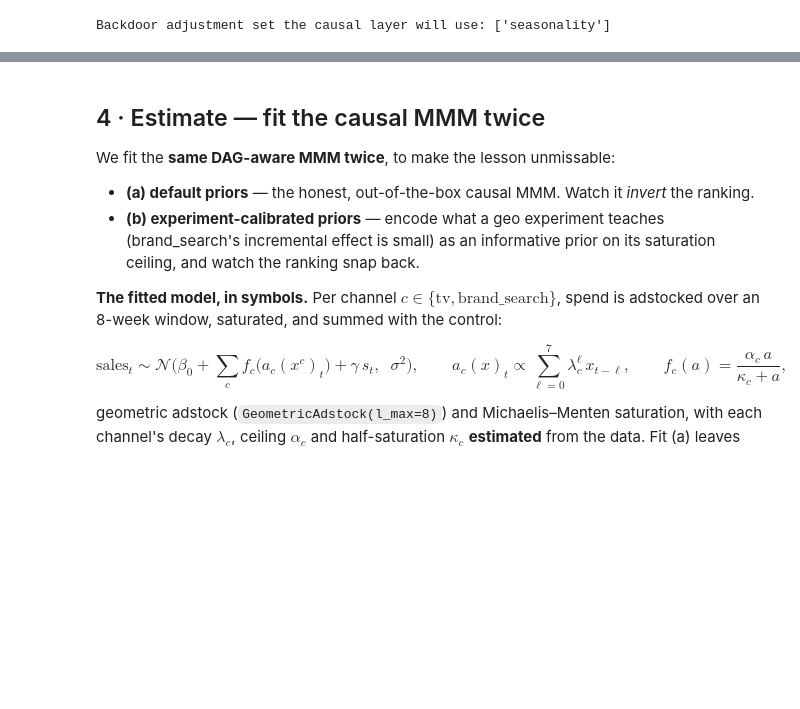
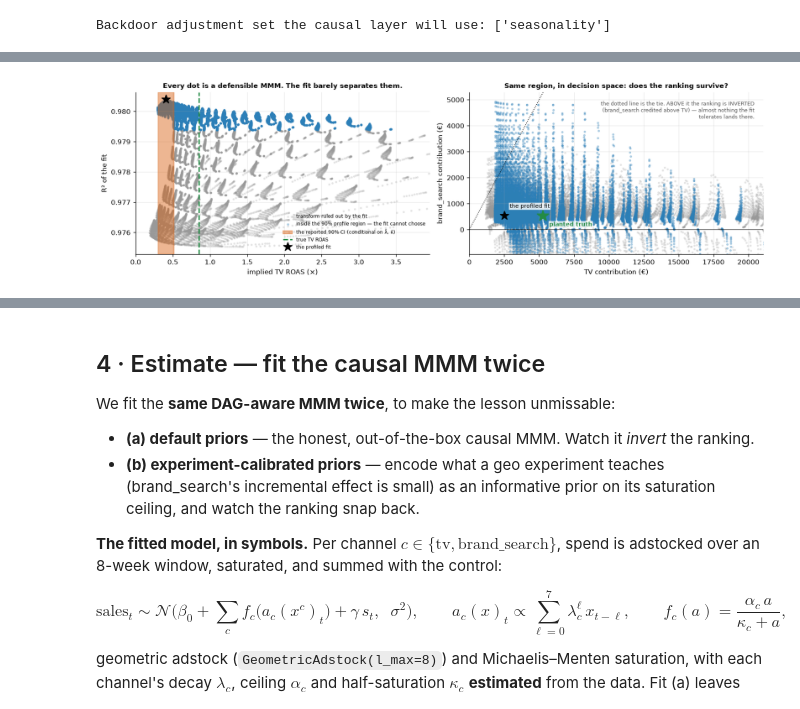
Before and after one commit to fmuia/sda_projects, a Jupyter notebook: causal-marketing-pymc/notebooks/06_incrementality_mmm.ipynb, the cells around one changed output, grey strips where cells are left out. Drawn from its saved outputs; the diff is of its cells as text; code cells hidden in the pictures; blank space fills up the shorter version.

```diff
--- a/causal-marketing-pymc/notebooks/06_incrementality_mmm.ipynb
+++ b/causal-marketing-pymc/notebooks/06_incrementality_mmm.ipynb
@@ -229,0 +464,94 @@ Backdoor adjustment set the causal layer will use: ['seasonality']
+# %%
+# --- (1) the profile-likelihood region for (λ, κ): what the fit genuinely CANNOT rule out ---
+CRIT = float(_st.chi2.ppf(0.90, 4))                     # 4 transform parameters
+REG = GRID[GRID.sse <= GRID.sse.min() * np.exp(CRIT / n_t)].copy()   # 90% profile region
+OUT = GRID[GRID.sse > GRID.sse.min() * np.exp(CRIT / n_t)]
+reg_rank_ok = float((REG.c_tv > REG.c_bs).mean())
+ci_lo, ci_hi = CLS["tv"]["roas_ci"]; ci_w = ci_hi - ci_lo
+env_lo, env_hi = float(REG.roas_tv.min()), float(REG.roas_tv.max()); env_w = env_hi - env_lo
+true_roas = {c: true_contrib_tot[c] / spend_tot[c] for c in CH}
+
+fig, ax = plt.subplots(1, 2, figsize=(13.0, 4.0))
+ax[0].scatter(OUT.roas_tv, OUT.r2, s=4, alpha=0.18, color=plots.GREY,
+              label="transform ruled out by the fit")
+ax[0].scatter(REG.roas_tv, REG.r2, s=5, alpha=0.30, color=plots.BLUE,
+              label="inside the 90% profile region — the fit cannot choose")
+ax[0].axvspan(ci_lo, ci_hi, color=plots.ORANGE, alpha=0.45, zorder=3,
+              label="the reported 90% CI (conditional on λ̂, κ̂)")
+ax[0].axvline(true_roas["tv"], color=plots.GREEN, lw=1.8, ls="--", label="true TV ROAS")
+ax[0].plot([CLS["tv"]["roas"]], [hat.r2], "*", color="k", ms=13, zorder=4, label="the profiled fit")
+ax[0].set_xlim(0, min(float(REG.roas_tv.max()) * 1.15, 5))
+ax[0].set_xlabel("implied TV ROAS (×)"); ax[0].set_ylabel("R² of the fit")
+ax[0].set_title("Every dot is a defensible MMM. The fit barely separates them.", fontsize=9.5)
+ax[0].legend(frameon=False, fontsize=6.5, loc="lower right")
+
+ax[1].scatter(OUT.c_tv, OUT.c_bs, s=4, alpha=0.18, color=plots.GREY)
+ax[1].scatter(REG.c_tv, REG.c_bs, s=5, alpha=0.30, color=plots.BLUE)
+xlim = float(np.percentile(REG.c_tv, 99.5)) * 1.1
+ylim = max(float(np.percentile(REG.c_bs, 99.5)), true_bs) * 1.35    # the bs cloud sets the y-scale
+ax[1].plot([0, xlim], [0, xlim], color="k", lw=1.0, ls=":")         # the tie line: equal credit
+ax[1].plot([true_tv], [true_bs], "*", color=plots.GREEN, ms=17, zorder=5)
+_bb = dict(fc="white", ec="none", alpha=0.8, pad=1.2)
+ax[1].annotate("planted truth", xy=(true_tv, true_bs), xytext=(9, -14), textcoords="offset points",
+               fontsize=7.5, color=plots.GREEN, fontweight="bold", bbox=_bb, zorder=6)
+ax[1].plot([CLS["tv"]["contrib"]], [CLS["brand_search"]["contrib"]], "*", color="k", ms=13, zorder=5)
+ax[1].annotate("the profiled fit", xy=(CLS["tv"]["contrib"], CLS["brand_search"]["contrib"]),
+               xytext=(7, 11), textcoords="offset points", fontsize=7.5, color="k", bbox=_bb, zorder=6)
+ax[1].text(0.97, 0.95, "the dotted line is the tie. ABOVE it the ranking is INVERTED\n"
+                       "(brand_search credited above TV) — almost nothing the fit\ntolerates lands there.",
+           transform=ax[1].transAxes, fontsize=7, color="#555555", va="top", ha="right", zorder=6)
+ax[1].set_xlim(0, xlim); ax[1].set_ylim(-0.18 * ylim, ylim)
+ax[1].axhline(0, color="k", lw=0.6)
+ax[1].set_xlabel("TV contribution (€)"); ax[1].set_ylabel("brand_search contribution (€)")
+ax[1].set_title("Same region, in decision space: does the ranking survive?", fontsize=9.5)
+fig.tight_layout()
+
+print(f"The 90% profile region for (λ, κ) holds {len(REG):,} of the {len(GRID):,} searched")
+print(f"settings — {len(REG) / len(GRID):.0%} of the grid. Inside it:")
+print(f"  λ_tv spans [{REG.lam_tv.min():.2f}, {REG.lam_tv.max():.2f}] · "
+      f"λ_bs [{REG.lam_bs.min():.2f}, {REG.lam_bs.max():.2f}]  (band: [0, 0.8])")
+print(f"  κ_tv spans [{REG.kap_tv.min():.0f}, {REG.kap_tv.max():.0f}] · "
+      f"κ_bs spans [{REG.kap_bs.min():.0f}, {REG.kap_bs.max():.0f}]  €/week")
+print(f"  -> the decay and the half-saturation point are, in practice, NOT IDENTIFIED.")
+print(f"\nWhat that costs the answer:")
+print(f"  TV ROAS across the region : [{env_lo:.2f}, {env_hi:.2f}]  (width {env_w:.2f})")
+print(f"  the REPORTED 90% CI       : [{ci_lo:.2f}, {ci_hi:.2f}]  (width {ci_w:.2f})"
+      f" — {env_w / ci_w:.0f}× narrower")
+print(f"  true TV ROAS {true_roas['tv']:.2f}× lies "
+      + ("INSIDE" if ci_lo <= true_roas["tv"] <= ci_hi else "OUTSIDE") + " the reported CI, and "
+      + ("inside" if env_lo <= true_roas["tv"] <= env_hi else "outside"))
+print(f"  the transform envelope.")
+print(f"  brand_search ROAS across the region: [{float(REG.roas_bs.min()):.2f}, "
+      f"{float(REG.roas_bs.max()):.2f}]  (true {true_roas['brand_search']:.2f}×)")
+print(f"  ranking TV > brand_search holds in {reg_rank_ok:.0%} of the region.")
+n_neg = int((REG.c_bs < 0).sum())
+if n_neg:
+    print(f"  ({n_neg:,} settings in the region imply a NEGATIVE brand_search")
+    print(f"   contribution — off the bottom of the right panel. The fit cannot")
+    print(f"   rule those out either.)")
+
+# --- (2) the spreadsheet version: assert the transform from "industry priors" and see what you get ---
+ASSERT_LAM = [0.2, 0.4, 0.6] if not FAST else [0.2, 0.6]
+ASSERT_KM = [0.5, 1.0, 2.0] if not FAST else [0.5, 2.0]
+arows = []
+for lam_a in ASSERT_LAM:
+    for km_a in ASSERT_KM:
+        B = np.column_stack([ONE] + [(lambda a, k: a / (k + a))(_adstock(df[c].values.astype(float), lam_a),
+                                                                km_a * float(df[c].mean())) for c in CH] + [S_v])
+        b, *_ = np.linalg.lstsq(B, sales_v, rcond=None)
+        cc = {c: float(b[1 + i] * B[:, 1 + i].sum()) for i, c in enumerate(CH)}
+        sse_a = float(((sales_v - B @ b) ** 2).sum())
+        arows.append({"λ (both)": lam_a, "κ (× mean spend)": km_a, "R²": round(1 - sse_a / TSS, 4),
+                      "TV ROAS": round(cc["tv"] / spend_tot["tv"], 2),
+                      "bs ROAS": round(cc["brand_search"] / spend_tot["brand_search"], 2),
+                      "ranking": "TV first" if cc["tv"] > cc["brand_search"] else "INVERTED"})
+A = pd.DataFrame(arows)
+print(f"\n\"We use industry-standard values\" — same data, the transform simply ASSERTED:")
+print(A.to_string(index=False))
+print(f"R² spans only [{A['R²'].min():.4f}, {A['R²'].max():.4f}] across these — indistinguishable")
+print(f"fits — while TV's ROAS spans [{A['TV ROAS'].min():.2f}, {A['TV ROAS'].max():.2f}]:")
+print(f"the choice, not the data, is setting the answer.")
+import textwrap
+print()
+print(textwrap.fill(CLS["tv"]["r"].cannot_say(), width=74))
+# %% [output]
@@ -229,0 +575 @@ Backdoor adjustment set the causal layer will use: ['seasonality']
+[figure, added]
```
Also changed, not shown: parts of 13 cells of this notebook, 7 other files.
